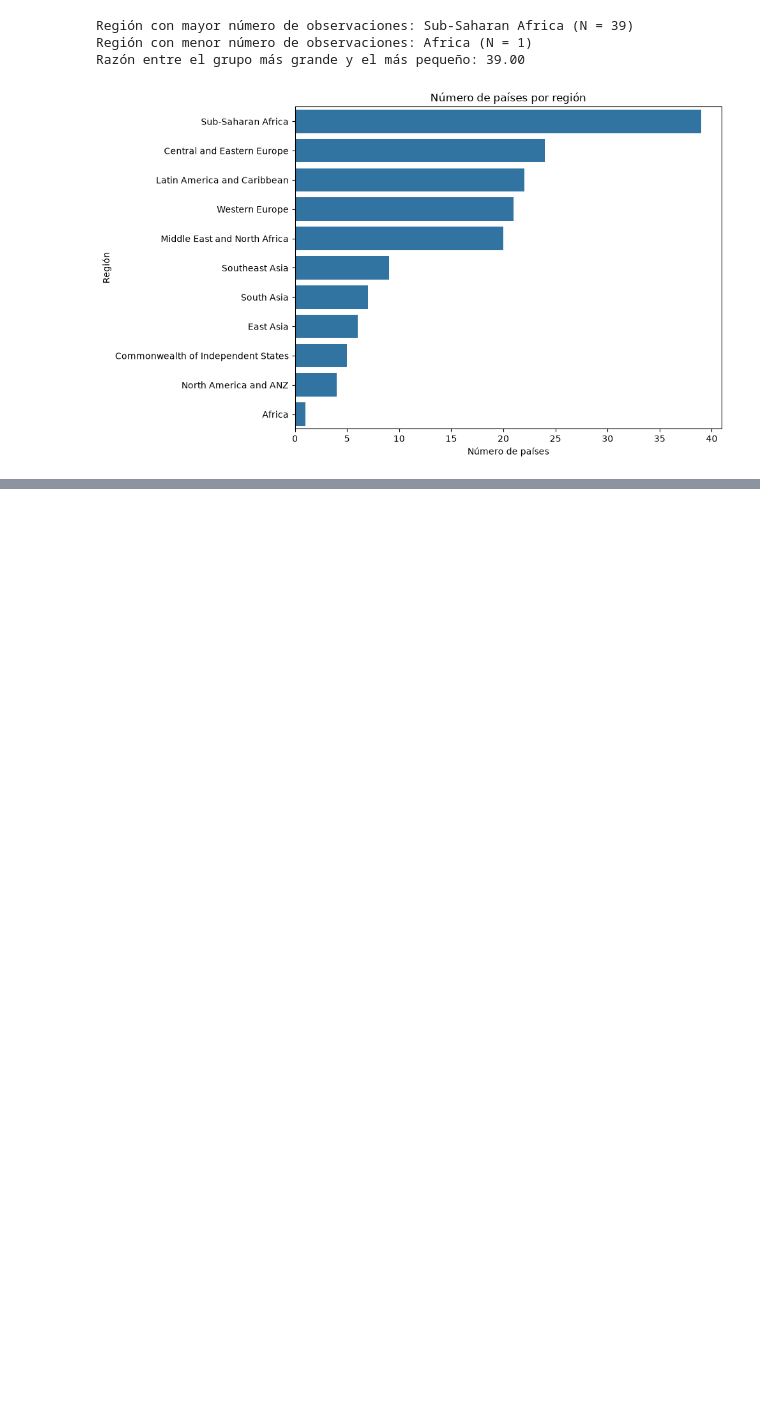
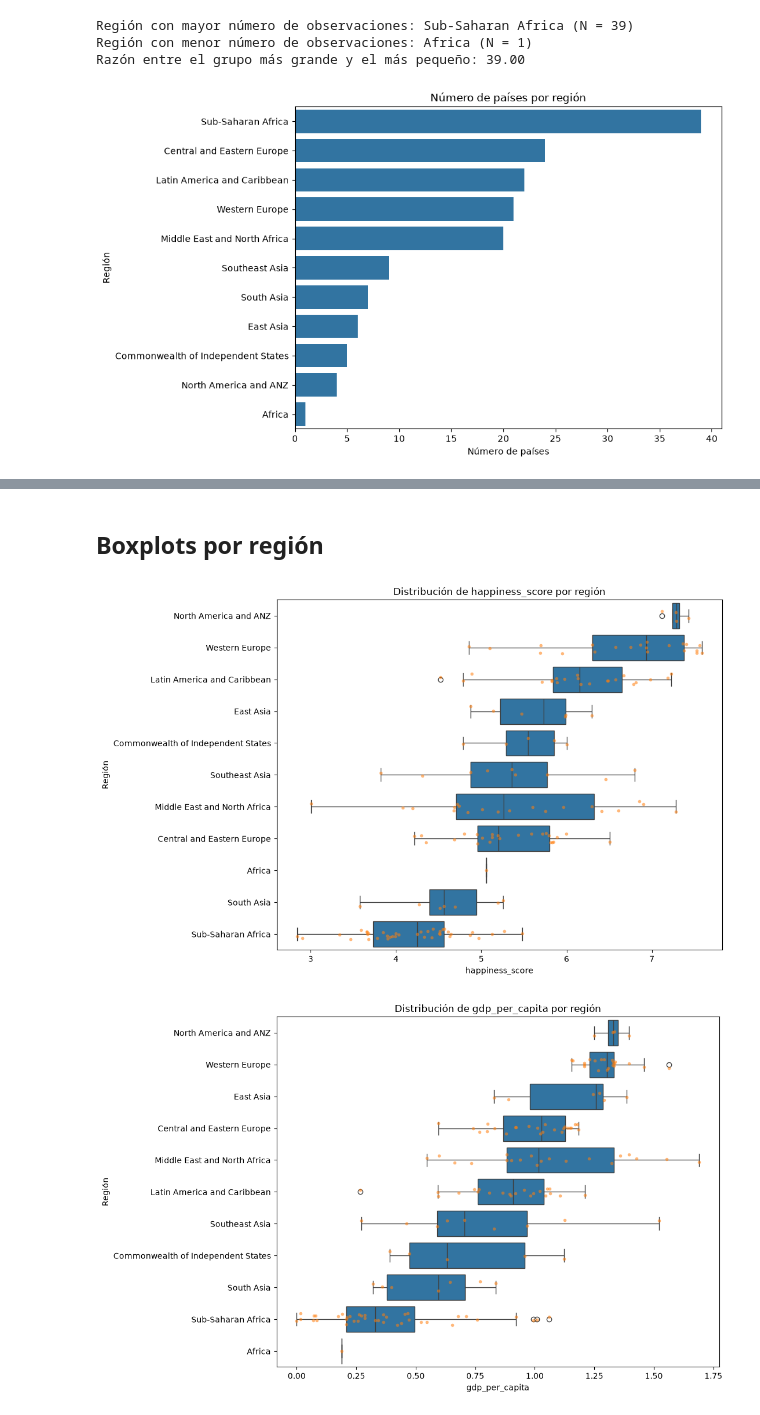
Before and after one commit to Edgarong17/Tareas_Omar, a Jupyter notebook: analisis_descriptivo/hapiness_report_analisis_descriptivo.ipynb, the cells around one changed output, grey strips where cells are left out. Cells and saved outputs as stored; diff of their text form; code cells hidden in the pictures; blank space fills up the shorter version.

Commit message:
Termino de analisis buvariado y analisis de variables.

```diff
--- a/analisis_descriptivo/hapiness_report_analisis_descriptivo.ipynb
+++ b/analisis_descriptivo/hapiness_report_analisis_descriptivo.ipynb
@@ -1342,0 +1432,19 @@ medidas muestrales como la varianza o la desviación estándar.
+# %%
+# Mostrar una tabla regional independiente para cada variable numérica
+
+for variable in numeric_cols:
+
+    print(f"\n{'=' * 80}")
+    print(f"Variable: {variable}")
+    print(f"{'=' * 80}")
+
+    tabla_variable = (
+        tabla_regional[
+            tabla_regional["Variable"] == variable
+        ]
+        .drop(columns="Variable")
+        .sort_values("Media", ascending=False)
+        .reset_index(drop=True)
+    )
+
+    display(tabla_variable.round(4))
@@ -1342,0 +1563,42 @@ medidas muestrales como la varianza o la desviación estándar.
+# %% [markdown]
+## Boxplots por región
+# %%
+
+for variable in numeric_cols:
+
+    # Ordenar las regiones según la mediana de la variable
+    orden = (
+        df.groupby("region")[variable]
+        .median()
+        .sort_values(ascending=False)
+        .index
+    )
+
+    plt.figure(figsize=(11, 7))
+
+    sns.boxplot(
+        data=df,
+        x=variable,
+        y="region",
+        order=orden
+    )
+
+    sns.stripplot(
+        data=df,
+        x=variable,
+        y="region",
+        order=orden,
+        size=4,
+        alpha=0.55,
+        jitter=0.18
+    )
+
+    plt.title(f"Distribución de {variable} por región")
+    plt.xlabel(variable)
+    plt.ylabel("Región")
+
+    plt.tight_layout()
+    plt.show()
+# %% [output]
+[figure, added]
+[figure, added]
```
Also changed, not shown: parts of 14 cells of this notebook.
